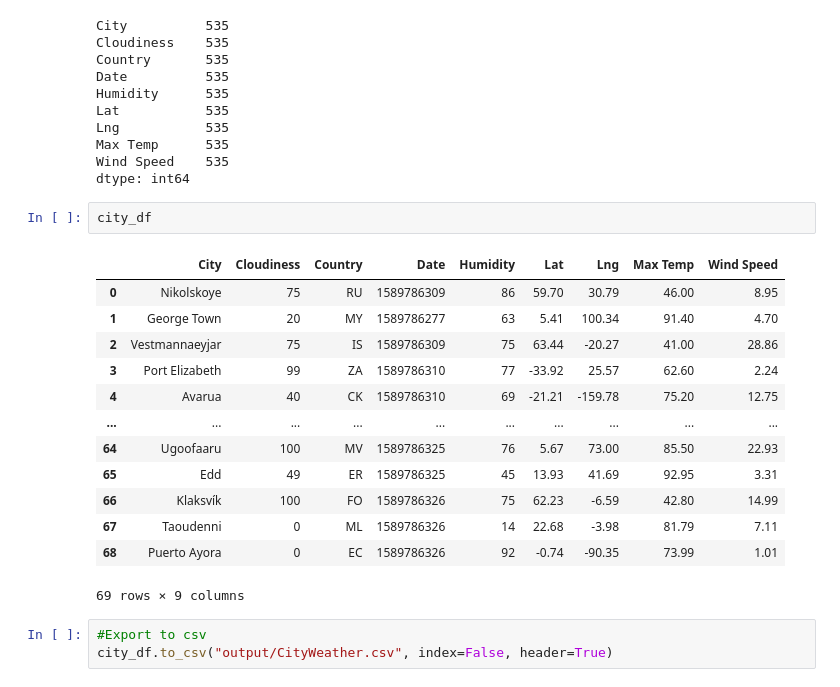
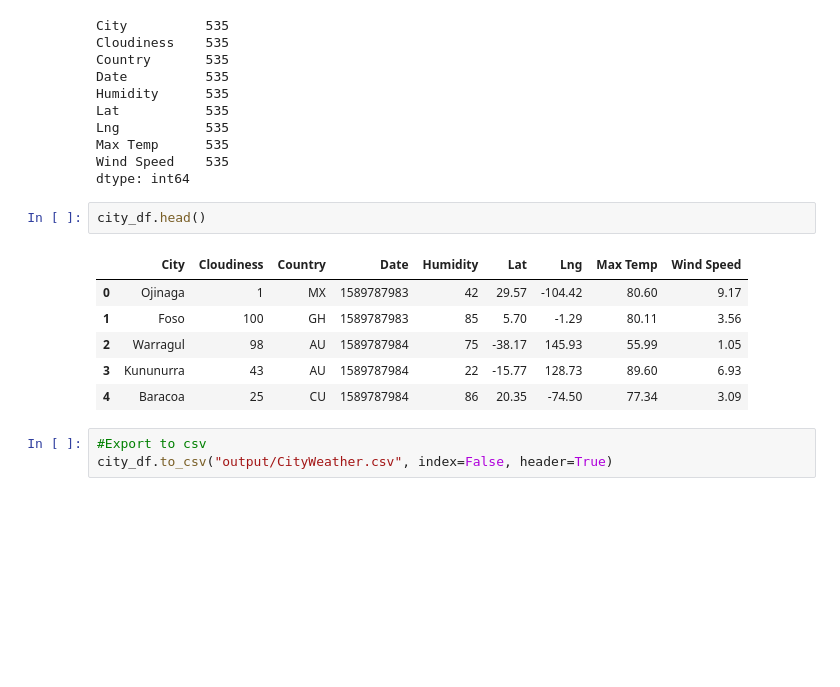
Before and after one commit to motofi/python-api-challenge, a Jupyter notebook: WeatherPy/WeatherPy.ipynb, the cells around one changed output. Cells and saved outputs as stored; diff of their text form; blank space fills up the shorter version.

```diff
--- a/WeatherPy/WeatherPy.ipynb
+++ b/WeatherPy/WeatherPy.ipynb
@@ -317,21 +317,14 @@ Max Temp      535
 Wind Speed    535
 dtype: int64
 # %%
-city_df
+city_df.head()
 # %% [output]
 |  | City | Cloudiness | Country | Date | Humidity | Lat | Lng | Max Temp | Wind Speed |
-| 0 | Nikolskoye | 75 | RU | 1589786309 | 86 | 59.70 | 30.79 | 46.00 | 8.95 |
-| 1 | George Town | 20 | MY | 1589786277 | 63 | 5.41 | 100.34 | 91.40 | 4.70 |
-| 2 | Vestmannaeyjar | 75 | IS | 1589786309 | 75 | 63.44 | -20.27 | 41.00 | 28.86 |
-| 3 | Port Elizabeth | 99 | ZA | 1589786310 | 77 | -33.92 | 25.57 | 62.60 | 2.24 |
-| 4 | Avarua | 40 | CK | 1589786310 | 69 | -21.21 | -159.78 | 75.20 | 12.75 |
-| ... | ... | ... | ... | ... | ... | ... | ... | ... | ... |
-| 64 | Ugoofaaru | 100 | MV | 1589786325 | 76 | 5.67 | 73.00 | 85.50 | 22.93 |
-| 65 | Edd | 49 | ER | 1589786325 | 45 | 13.93 | 41.69 | 92.95 | 3.31 |
-| 66 | Klaksvík | 100 | FO | 1589786326 | 75 | 62.23 | -6.59 | 42.80 | 14.99 |
-| 67 | Taoudenni | 0 | ML | 1589786326 | 14 | 22.68 | -3.98 | 81.79 | 7.11 |
-| 68 | Puerto Ayora | 0 | EC | 1589786326 | 92 | -0.74 | -90.35 | 73.99 | 1.01 |
+| 0 | Ojinaga | 1 | MX | 1589787983 | 42 | 29.57 | -104.42 | 80.60 | 9.17 |
+| 1 | Foso | 100 | GH | 1589787983 | 85 | 5.70 | -1.29 | 80.11 | 3.56 |
+| 2 | Warragul | 98 | AU | 1589787984 | 75 | -38.17 | 145.93 | 55.99 | 1.05 |
+| 3 | Kununurra | 43 | AU | 1589787984 | 22 | -15.77 | 128.73 | 89.60 | 6.93 |
+| 4 | Baracoa | 25 | CU | 1589787984 | 86 | 20.35 | -74.50 | 77.34 | 3.09 |
-69 rows × 9 columns
 # %%
 #Export to csv
 city_df.to_csv("output/CityWeather.csv", index=False, header=True)
```
Also changed, not shown: parts of 8 cells of this notebook.
